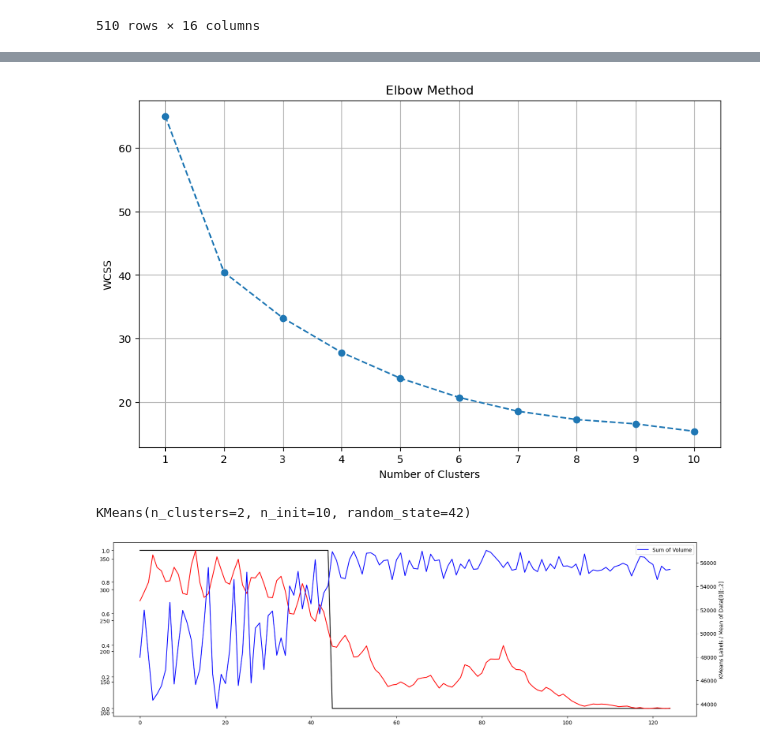
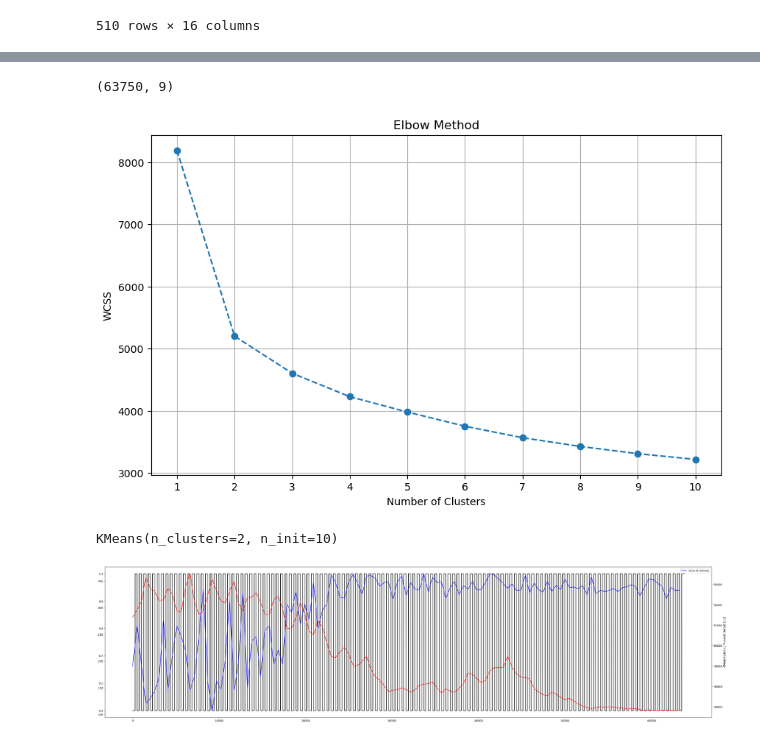
Before and after one commit to UoB-DSMP-2023-24/dsmp-2024-group-19, a Jupyter notebook: fast_tools_test.ipynb, the cells around one changed output, grey strips where cells are left out. Saved outputs shown, nothing was run; the diff lists cells and outputs as text; code cells hidden in the pictures.

```diff
--- a/fast_tools_test.ipynb
+++ b/fast_tools_test.ipynb
@@ -2,7 +2,7 @@
 from fast_tools import load_data
 import pandas as pd
 # %%
-a = load_data()
+a = load_data(60, daily_data=False)
 # %% [output]
 Compiling code...
 On day 125/125, estimated time left = 0.0s
@@ -43,16 +26,22 @@ array([[<Axes: title={'center': 'PRICE_DIFF'}>,
 # %%
 import pandas as pd
-from sklearn.cluster import KMeans
+from sklearn.cluster import KMeans, DBSCAN
 from sklearn.preprocessing import MinMaxScaler
 import matplotlib.pyplot as plt
 
 # Assuming daily_dfs is your DataFrame with the data
+thirty_df = pd.concat(dfs, axis = 0)
+thirty_df.reset_index(inplace=True)
+thirty_df.drop(["MP", "HIBID", "LOASK", "AP", "WBP", "WAP", "ENDT"], axis = 1,inplace=True)
+X = thirty_df.to_numpy()
+X = X[:,1:]
+print(X.shape)
 
 # Initialize MinMaxScaler
 scaler = MinMaxScaler()
 
 # Normalize the data
-normalized_X = scaler.fit_transform(daily_dfs.values)
+normalized_X = scaler.fit_transform(X)
 
 # Initialize list to store WCSS values
 wcss = []
@@ -74,38 +63,39 @@ plt.xticks(range(1, 11))
 plt.grid(True)
 plt.show()
 # %% [output]
+(63750, 9)
-[figure, old version]
+[figure, new version]
 # %%
 scaler = MinMaxScaler()
 
 # Normalize the data
-normalized_X = scaler.fit_transform(daily_dfs.values)
+normalized_X = scaler.fit_transform(thirty_df.values)
 
-kmeans = KMeans(n_clusters=2, init='k-means++', random_state=42, n_init=10)
+kmeans = KMeans(n_clusters=2, init='k-means++', n_init=10)
 
 kmeans.fit(normalized_X)
 # %% [output]
-KMeans(n_clusters=2, n_init=10, random_state=42)
+KMeans(n_clusters=2, n_init=10)
 # %%
 import numpy as np
 import matplotlib.pyplot as plt
 
-plt.figure(figsize=(20,6))
+plt.figure(figsize=(40,10))
 # Plot kmeans labels
 plt.plot(kmeans.labels_, label='KMeans Labels', c = "black")
 
 # Plot mean of data[0][:,2]
 plt.twinx()
-plt.plot([np.mean(data[0][:,3]) for data in a[0]], 'r', label='Mean of Midprice')
+plt.plot(np.arange(1,125*510, 510),[np.mean(data[0][:,3]) for data in a[0]], 'r', label='Mean of Midprice')
 plt.twinx()
-plt.plot([np.sum(data[0][:,9]) for data in a[0]], 'b', label='Sum of Volume')
+plt.plot(np.arange(1,125*510, 510),[np.sum(data[0][:,9]) for data in a[0]], 'b', label='Sum of Volume')
 
 # Add labels and legend
 plt.xlabel('Data Point Index')
 plt.ylabel('KMeans Labels / Mean of Data[0][:,2]')
 plt.legend()
 
 # Show plot
 plt.show()
 # %% [output]
-[figure, old version]
+[figure, new version]
```
Also changed, not shown: parts of 2 cells of this notebook, 1 other file.
